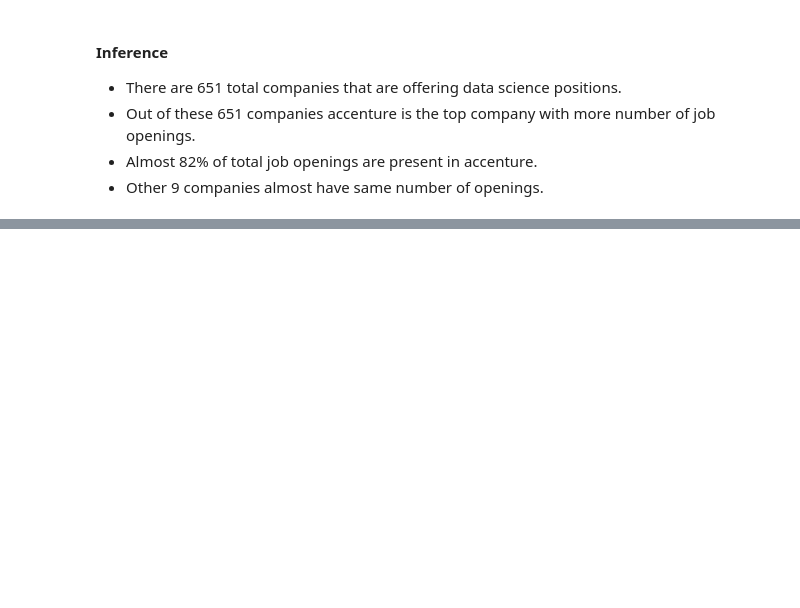
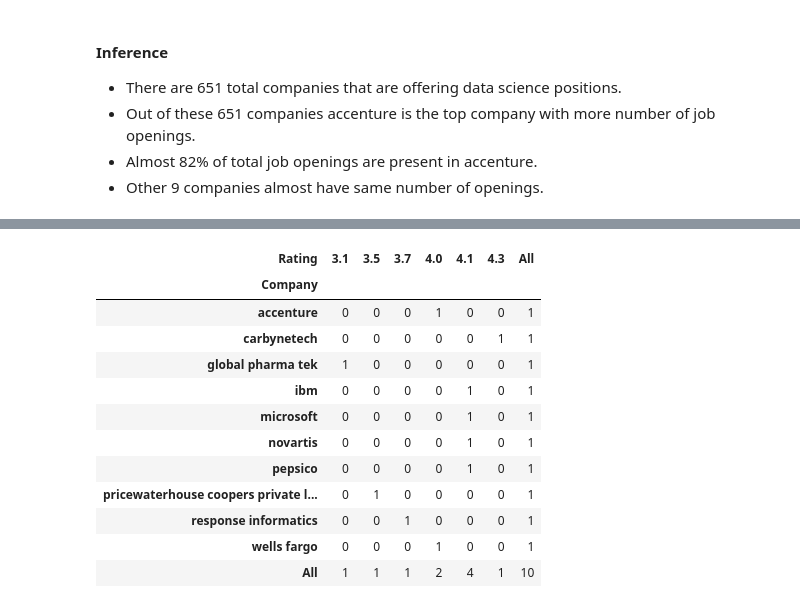
Before and after one commit to Lavanyasuc31/Data_Science_Jobs_Analysis, a Jupyter notebook: Naukri.ipynb, the cells around one changed output, grey strips where cells are left out. Cells and saved outputs as stored; diff of their text form; code cells hidden in the pictures; blank space fills up the shorter version.

```diff
--- a/Naukri.ipynb
+++ b/Naukri.ipynb
@@ -821,0 +822,2 @@ plt.show()
+# %%
+top_companies = df['company'].value_counts()[0:10]
@@ -821,0 +826,6 @@ plt.show()
+# %%
+top_company_rating = []
+for company in top_companies.index:
+    top_company_rating .append(company_wise_rating[company])
+
+print(top_company_rating)
@@ -821,0 +853,2 @@ plt.show()
+# %%
+company_ratings=pd.DataFrame({'Company':top_companies.index , 'Openings' : top_companies.values, 'Rating': top_company_rating  })
@@ -821,0 +869,16 @@ plt.show()
+# %%
+pd.crosstab(company_ratings['Company'],company_ratings['Rating'],margins=True)
+# %% [output]
+| Rating | 3.1 | 3.5 | 3.7 | 4.0 | 4.1 | 4.3 | All |
+| Company |  |  |  |  |  |  |  |
+| accenture | 0 | 0 | 0 | 1 | 0 | 0 | 1 |
+| carbynetech | 0 | 0 | 0 | 0 | 0 | 1 | 1 |
+| global pharma tek | 1 | 0 | 0 | 0 | 0 | 0 | 1 |
+| ibm | 0 | 0 | 0 | 0 | 1 | 0 | 1 |
+| microsoft | 0 | 0 | 0 | 0 | 1 | 0 | 1 |
+| novartis | 0 | 0 | 0 | 0 | 1 | 0 | 1 |
+| pepsico | 0 | 0 | 0 | 0 | 1 | 0 | 1 |
+| pricewaterhouse coopers private l... | 0 | 1 | 0 | 0 | 0 | 0 | 1 |
+| response informatics | 0 | 0 | 1 | 0 | 0 | 0 | 1 |
+| wells fargo | 0 | 0 | 0 | 1 | 0 | 0 | 1 |
+| All | 1 | 1 | 1 | 2 | 4 | 1 | 10 |
```
Also changed, not shown: parts of 24 cells of this notebook.
